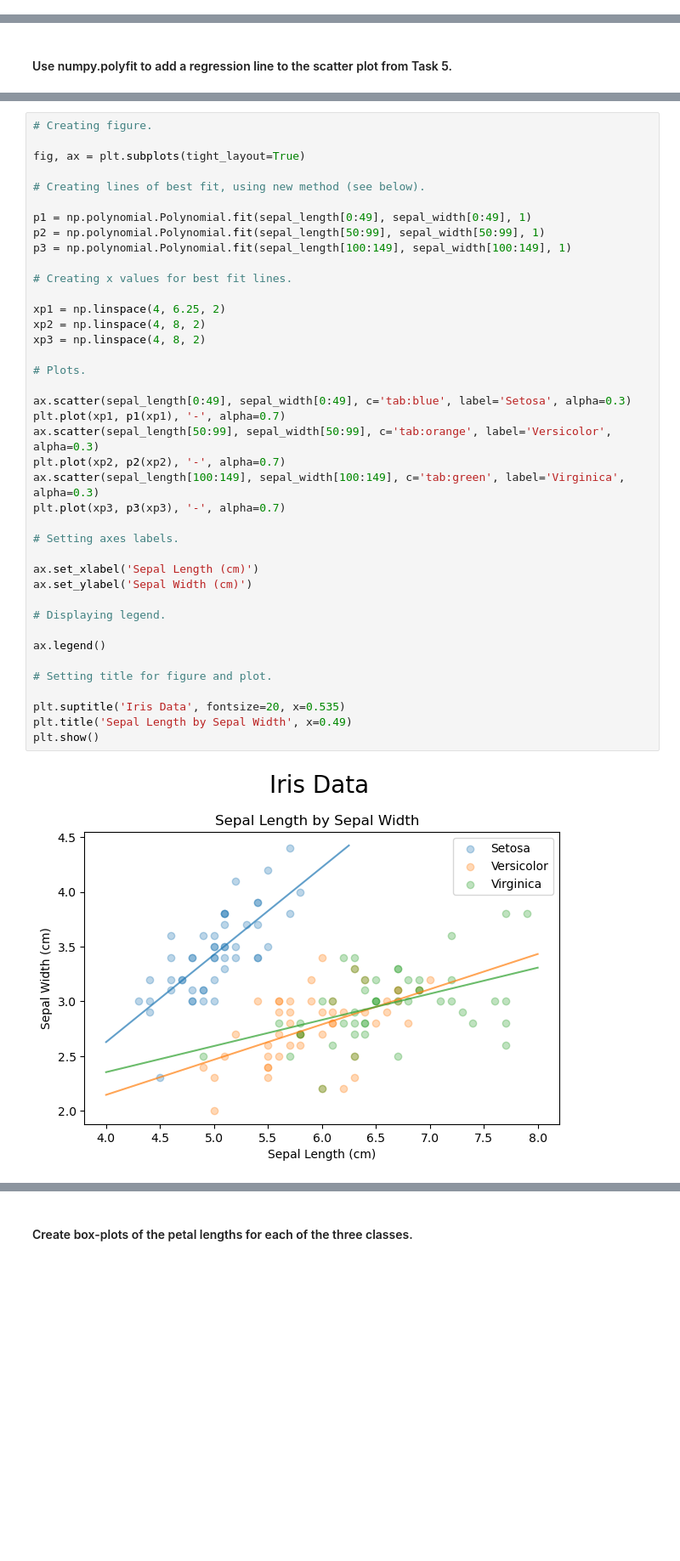
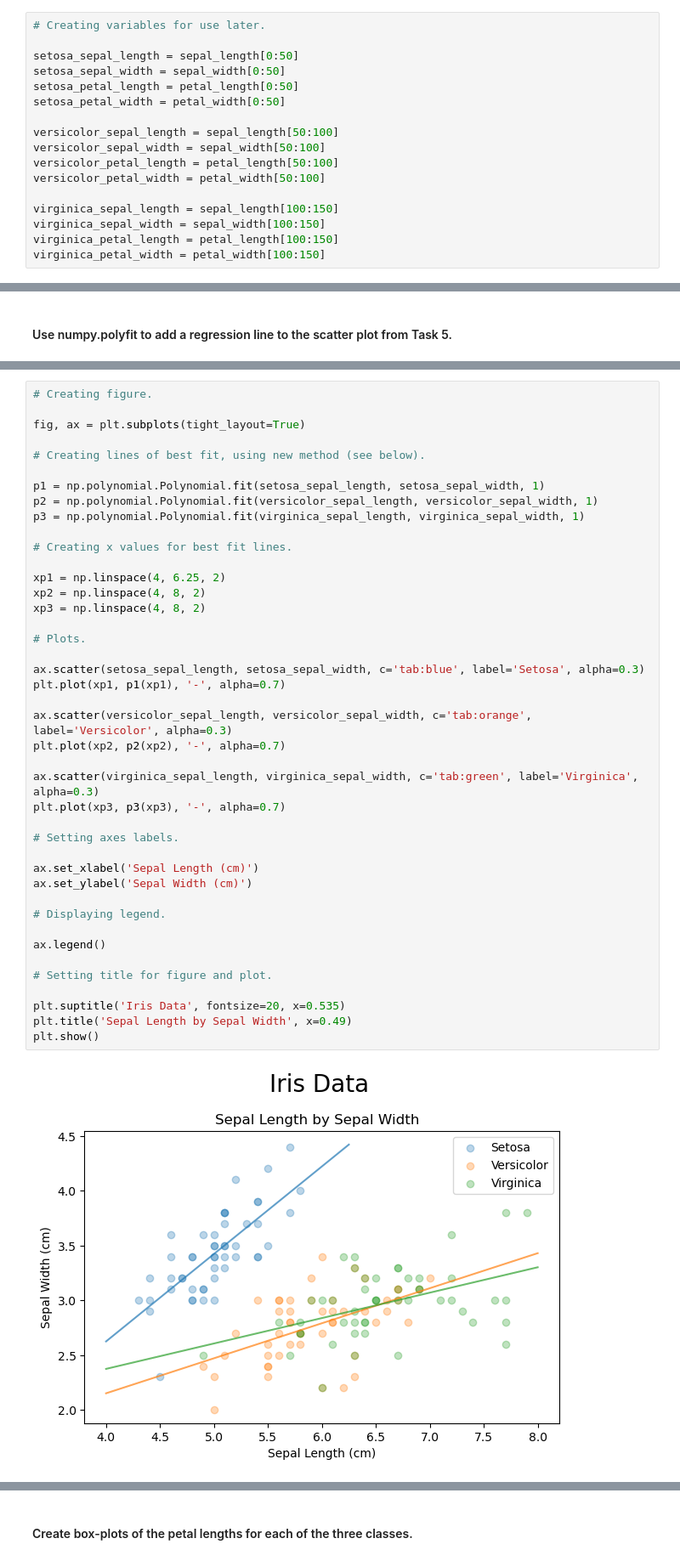
Before and after one commit to CeamanCollins/principles_of_data_analytics_assessment, a Jupyter notebook: tasks.ipynb, the cells around one changed output, grey strips where cells are left out. Shown at 85% size. Saved outputs shown, nothing was run; the diff lists cells and outputs as text; blank space fills up the shorter version.

```diff
--- a/tasks.ipynb
+++ b/tasks.ipynb
@@ -267,6 +375,23 @@ This example helped me to get neater title text and to understand how to set fig
 # %% [markdown]
 #### Choose any two features from the data set and create a scatter plot of them.
 #### Color-code the three different classes of the scatter plot points.
+# %%
+# Creating variables for use later.
+
+setosa_sepal_length = sepal_length[0:50]
+setosa_sepal_width = sepal_width[0:50]
+setosa_petal_length = petal_length[0:50]
+setosa_petal_width = petal_width[0:50]
+
+versicolor_sepal_length = sepal_length[50:100]
+versicolor_sepal_width = sepal_width[50:100]
+versicolor_petal_length = petal_length[50:100]
+versicolor_petal_width = petal_width[50:100]
+
+virginica_sepal_length = sepal_length[100:150]
+virginica_sepal_width = sepal_width[100:150]
+virginica_petal_length = petal_length[100:150]
+virginica_petal_width = petal_width[100:150]
 # %%
 # Creating a single plot with adjusted padding.
 
@@ -312,38 +481,40 @@ fig, ax = plt.subplots(tight_layout=True)
 
 # Creating lines of best fit, using new method (see below).
 
-p1 = np.polynomial.Polynomial.fit(sepal_length[0:49], sepal_width[0:49], 1)
-p2 = np.polynomial.Polynomial.fit(sepal_length[50:99], sepal_width[50:99], 1)
-p3 = np.polynomial.Polynomial.fit(sepal_length[100:149], sepal_width[100:149], 1)
+p1 = np.polynomial.Polynomial.fit(setosa_sepal_length, setosa_sepal_width, 1)
+p2 = np.polynomial.Polynomial.fit(versicolor_sepal_length, versicolor_sepal_width, 1)
+p3 = np.polynomial.Polynomial.fit(virginica_sepal_length, virginica_sepal_width, 1)
 
 # Creating x values for best fit lines.
 
 xp1 = np.linspace(4, 6.25, 2)
 xp2 = np.linspace(4, 8, 2)
 xp3 = np.linspace(4, 8, 2)
 
 # Plots.
 
-ax.scatter(sepal_length[0:49], sepal_width[0:49], c='tab:blue', label='Setosa', alpha=0.3)
+ax.scatter(setosa_sepal_length, setosa_sepal_width, c='tab:blue', label='Setosa', alpha=0.3)
 plt.plot(xp1, p1(xp1), '-', alpha=0.7)
-ax.scatter(sepal_length[50:99], sepal_width[50:99], c='tab:orange', label='Versicolor', alpha=0.3)
+
+ax.scatter(versicolor_sepal_length, versicolor_sepal_width, c='tab:orange', label='Versicolor', alpha=0.3)
 plt.plot(xp2, p2(xp2), '-', alpha=0.7)
-ax.scatter(sepal_length[100:149], sepal_width[100:149], c='tab:green', label='Virginica', alpha=0.3)
+
+ax.scatter(virginica_sepal_length, virginica_sepal_width, c='tab:green', label='Virginica', alpha=0.3)
 plt.plot(xp3, p3(xp3), '-', alpha=0.7)
 
 # Setting axes labels.
 
 ax.set_xlabel('Sepal Length (cm)')
 ax.set_ylabel('Sepal Width (cm)')
 
 # Displaying legend.
 
 ax.legend()
 
 # Setting title for figure and plot.
 
 plt.suptitle('Iris Data', fontsize=20, x=0.535)
 plt.title('Sepal Length by Sepal Width', x=0.49)
 plt.show()
 # %% [output]
-[figure, old version]
+[figure, new version]
```
Also changed, not shown: parts of 64 cells of this notebook.
